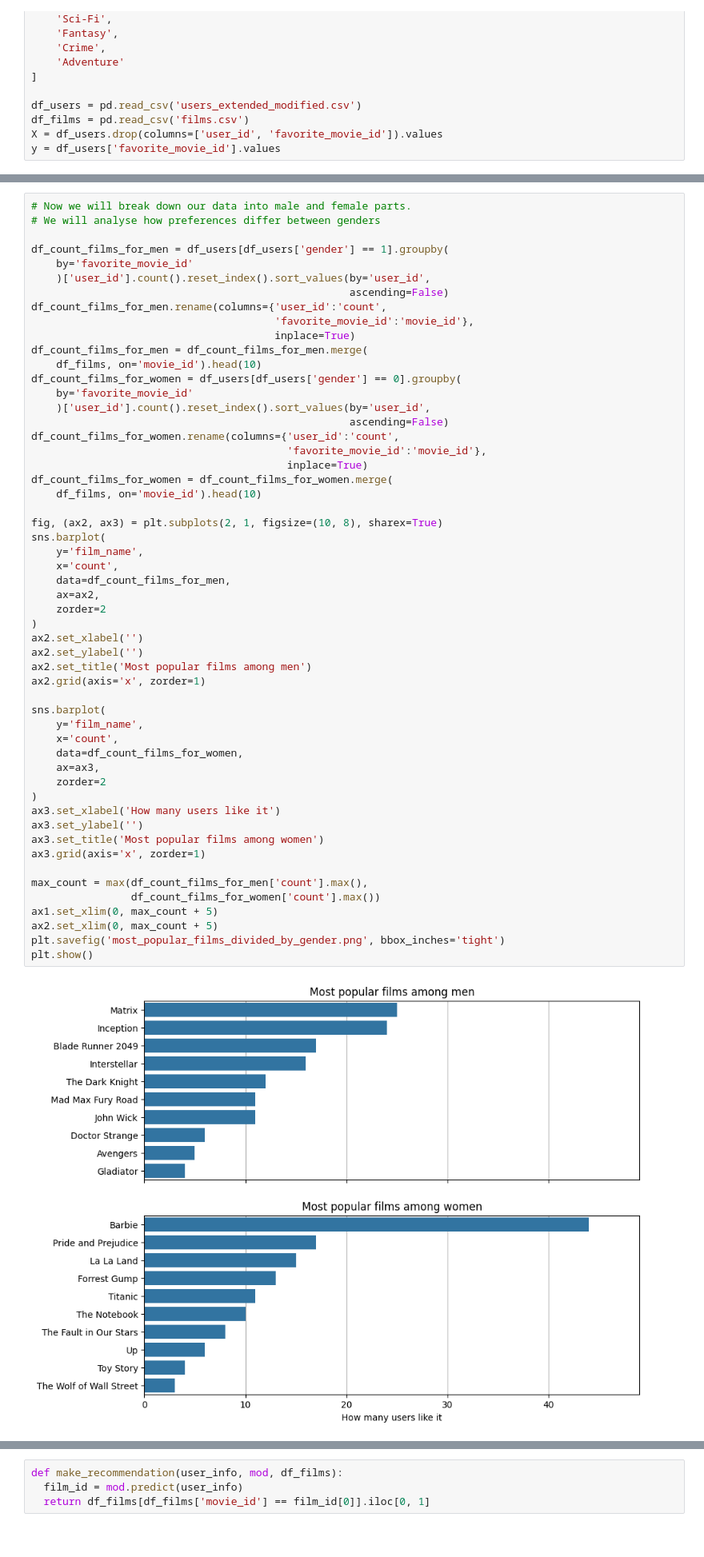
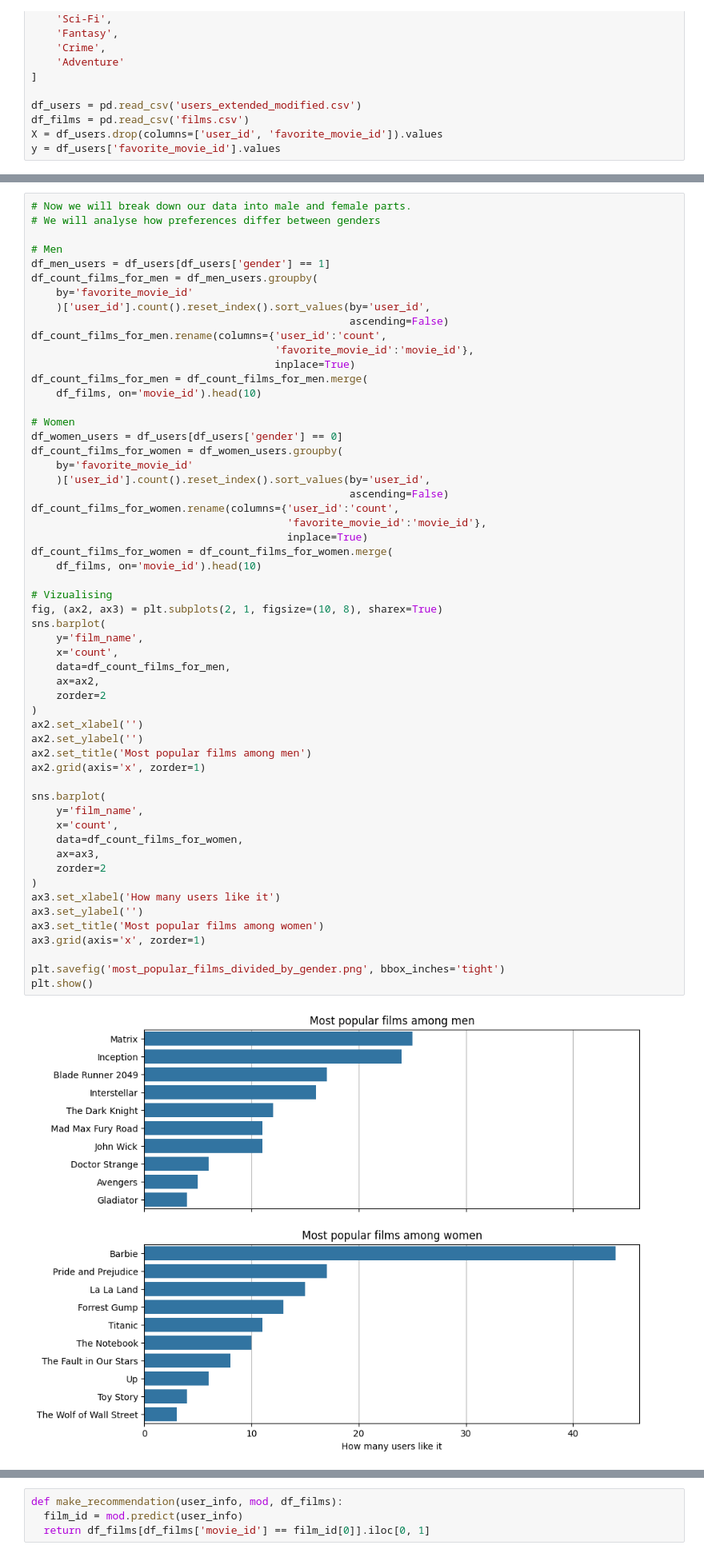
Before and after one commit to RybaFM/Film_Recommendation, a Jupyter notebook: film_recommendation.ipynb, the cells around one changed output, grey strips where cells are left out. Shown at 80% size. Saved outputs shown, nothing was run; the diff lists cells and outputs as text.

```diff
--- a/film_recommendation.ipynb
+++ b/film_recommendation.ipynb
@@ -66,7 +66,9 @@ plt.show()
 # Now we will break down our data into male and female parts.
 # We will analyse how preferences differ between genders
 
-df_count_films_for_men = df_users[df_users['gender'] == 1].groupby(
+# Men
+df_men_users = df_users[df_users['gender'] == 1]
+df_count_films_for_men = df_men_users.groupby(
     by='favorite_movie_id'
     )['user_id'].count().reset_index().sort_values(by='user_id',
                                                    ascending=False)
@@ -75,7 +77,10 @@ df_count_films_for_men.rename(columns={'user_id':'count',
                                        inplace=True)
 df_count_films_for_men = df_count_films_for_men.merge(
     df_films, on='movie_id').head(10)
-df_count_films_for_women = df_users[df_users['gender'] == 0].groupby(
+
+# Women
+df_women_users = df_users[df_users['gender'] == 0]
+df_count_films_for_women = df_women_users.groupby(
     by='favorite_movie_id'
     )['user_id'].count().reset_index().sort_values(by='user_id',
                                                    ascending=False)
@@ -85,39 +90,36 @@ df_count_films_for_women.rename(columns={'user_id':'count',
 df_count_films_for_women = df_count_films_for_women.merge(
     df_films, on='movie_id').head(10)
 
+# Vizualising
 fig, (ax2, ax3) = plt.subplots(2, 1, figsize=(10, 8), sharex=True)
 sns.barplot(
     y='film_name',
     x='count',
     data=df_count_films_for_men,
     ax=ax2,
     zorder=2
 )
 ax2.set_xlabel('')
 ax2.set_ylabel('')
 ax2.set_title('Most popular films among men')
 ax2.grid(axis='x', zorder=1)
 
 sns.barplot(
     y='film_name',
     x='count',
     data=df_count_films_for_women,
     ax=ax3,
     zorder=2
 )
 ax3.set_xlabel('How many users like it')
 ax3.set_ylabel('')
 ax3.set_title('Most popular films among women')
 ax3.grid(axis='x', zorder=1)
 
-max_count = max(df_count_films_for_men['count'].max(),
-                df_count_films_for_women['count'].max())
-ax1.set_xlim(0, max_count + 5)
-ax2.set_xlim(0, max_count + 5)
 plt.savefig('most_popular_films_divided_by_gender.png', bbox_inches='tight')
 plt.show()
 # %% [output]
-[figure, old version]
+[figure, new version]
 # %%
 # Now we will go further and break down our data into age groups.
 # We will analyse how preferences differ between age groups
```
Also changed, not shown: parts of 1 cell of this notebook, 1 other file.
